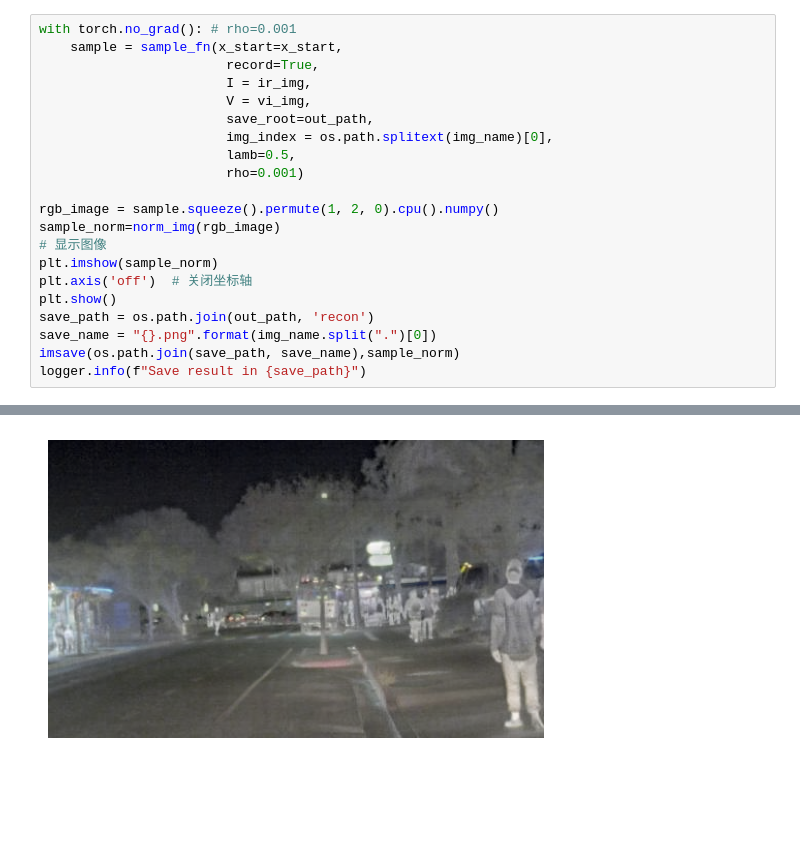
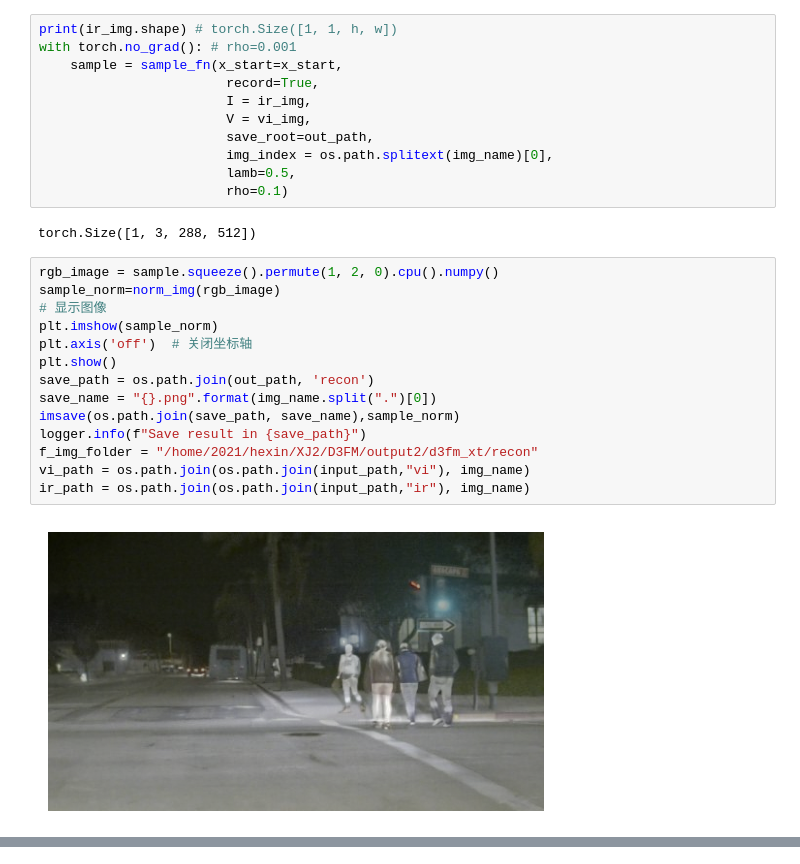
Before and after one commit to imifans/D3FM, a Jupyter notebook: sample_rgb.ipynb, the cells around one changed output, grey strips where cells are left out. Cells and saved outputs as stored; diff of their text form; blank space fills up the shorter version.

```diff
--- a/sample_rgb.ipynb
+++ b/sample_rgb.ipynb
@@ -94,22 +118,29 @@ sampler = d3fm_mix
+# %%
+print(ir_img.shape) # torch.Size([1, 1, h, w])
+with torch.no_grad(): # rho=0.001
+    sample = sample_fn(x_start=x_start,
+                        record=True,
+                        I = ir_img,
+                        V = vi_img,
+                        save_root=out_path,
+                        img_index = os.path.splitext(img_name)[0],
+                        lamb=0.5,
+                        rho=0.1)
+# %% [output]
+torch.Size([1, 3, 288, 512])
 # %%
-with torch.no_grad(): # rho=0.001
-    sample = sample_fn(x_start=x_start,
-                        record=True,
-                        I = ir_img,
-                        V = vi_img,
-                        save_root=out_path,
-                        img_index = os.path.splitext(img_name)[0],
-                        lamb=0.5,
-                        rho=0.001)
-
 rgb_image = sample.squeeze().permute(1, 2, 0).cpu().numpy()
 sample_norm=norm_img(rgb_image)
 # 显示图像
 plt.imshow(sample_norm)
 plt.axis('off')  # 关闭坐标轴
 plt.show()
 save_path = os.path.join(out_path, 'recon')
 save_name = "{}.png".format(img_name.split(".")[0])
 imsave(os.path.join(save_path, save_name),sample_norm)
 logger.info(f"Save result in {save_path}")
+f_img_folder = "/home/2021/hexin/XJ2/D3FM/output2/d3fm_xt/recon"
+vi_path = os.path.join(os.path.join(input_path,"vi"), img_name)
+ir_path = os.path.join(os.path.join(input_path,"ir"), img_name)
 # %% [output]
+[figure, new version]
@@ -117 +151,0 @@ d3fm 混合进行
-[figure, old version]
```
Also changed, not shown: parts of 7 cells of this notebook, 8 other files.
